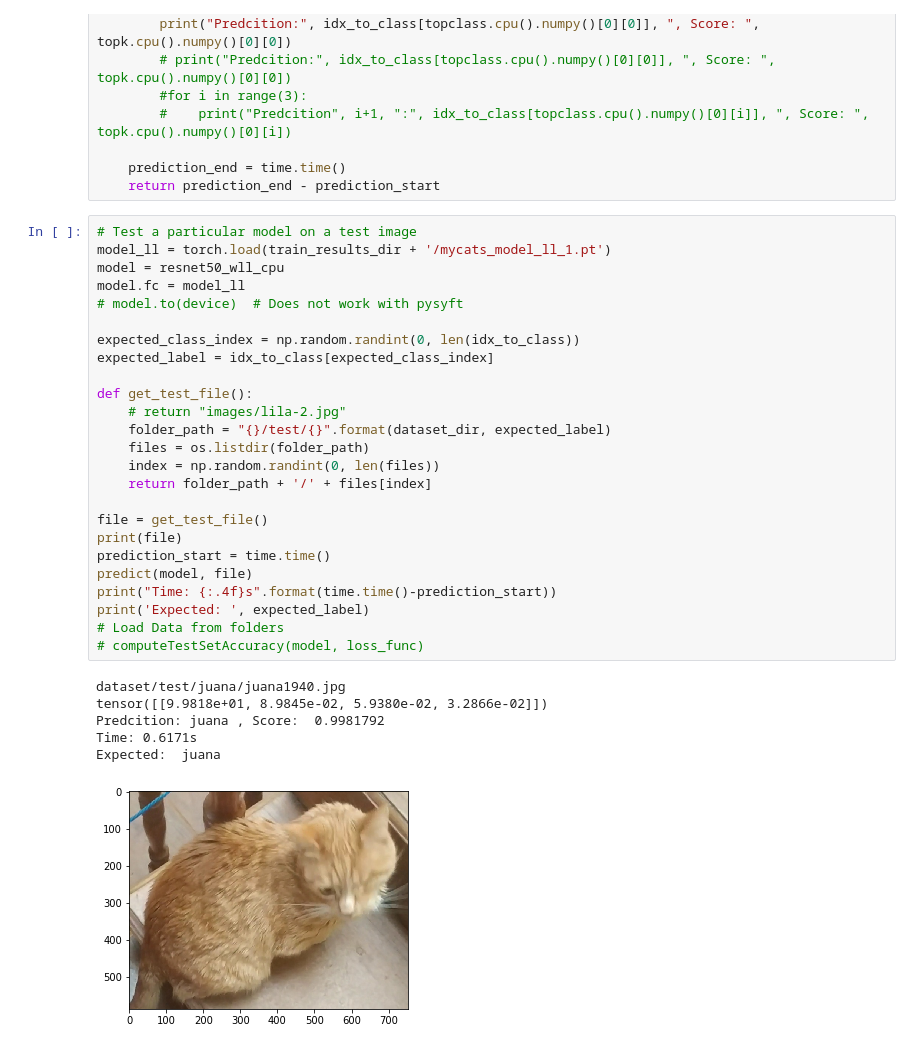
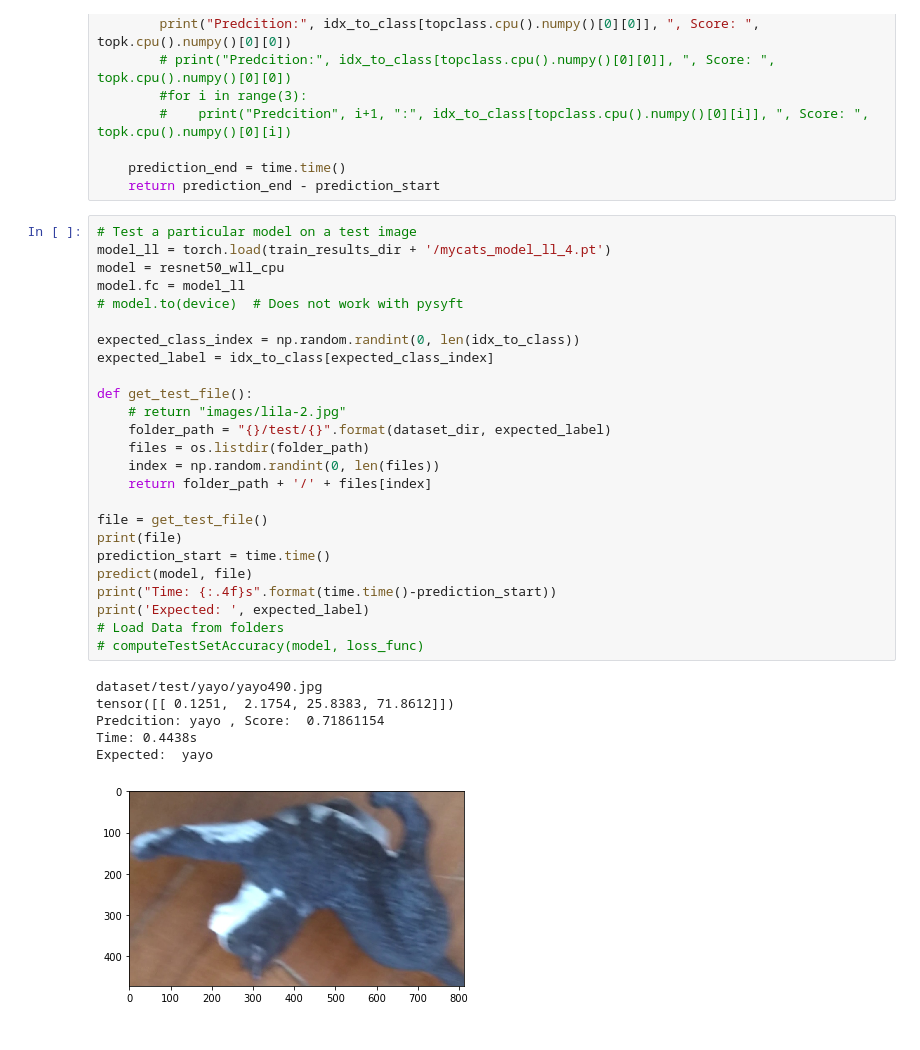
Before and after one commit to edgarinvillegas/finder-drone-ai, a Jupyter notebook: train_federated.ipynb, the cells around one changed output. Cells and saved outputs as stored; diff of their text form.

```diff
--- a/train_federated.ipynb
+++ b/train_federated.ipynb
@@ -471,36 +471,36 @@ def predict(model, test_image_name):
     return prediction_end - prediction_start
 # %%
 # Test a particular model on a test image
-model_ll = torch.load(train_results_dir + '/mycats_model_ll_1.pt')
+model_ll = torch.load(train_results_dir + '/mycats_model_ll_4.pt')
 model = resnet50_wll_cpu
 model.fc = model_ll
 # model.to(device)  # Does not work with pysyft
 
 expected_class_index = np.random.randint(0, len(idx_to_class))
 expected_label = idx_to_class[expected_class_index]
 
 def get_test_file():
     # return "images/lila-2.jpg"
     folder_path = "{}/test/{}".format(dataset_dir, expected_label)
     files = os.listdir(folder_path)
     index = np.random.randint(0, len(files))
     return folder_path + '/' + files[index]
 
 file = get_test_file()
 print(file)
 prediction_start = time.time()
 predict(model, file)
 print("Time: {:.4f}s".format(time.time()-prediction_start))
 print('Expected: ', expected_label)
 # Load Data from folders
 # computeTestSetAccuracy(model, loss_func)
 # %% [output]
-dataset/test/juana/juana1940.jpg
-tensor([[9.9818e+01, 8.9845e-02, 5.9380e-02, 3.2866e-02]])
-Predcition: juana , Score:  0.9981792
-Time: 0.6171s
-Expected:  juana
+dataset/test/yayo/yayo490.jpg
+tensor([[ 0.1251,  2.1754, 25.8383, 71.8612]])
+Predcition: yayo , Score:  0.71861154
+Time: 0.4438s
+Expected:  yayo
-[figure, old version]
+[figure, new version]
 # %%
 
 total_time = 0
```
Also changed, not shown: parts of 2 cells of this notebook.
